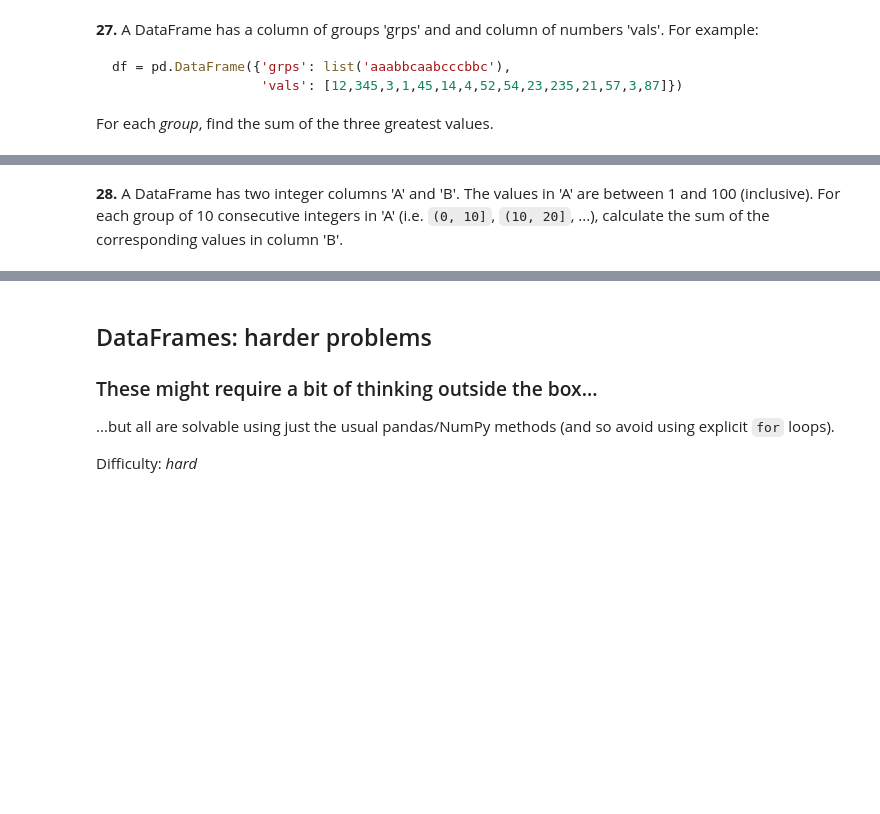
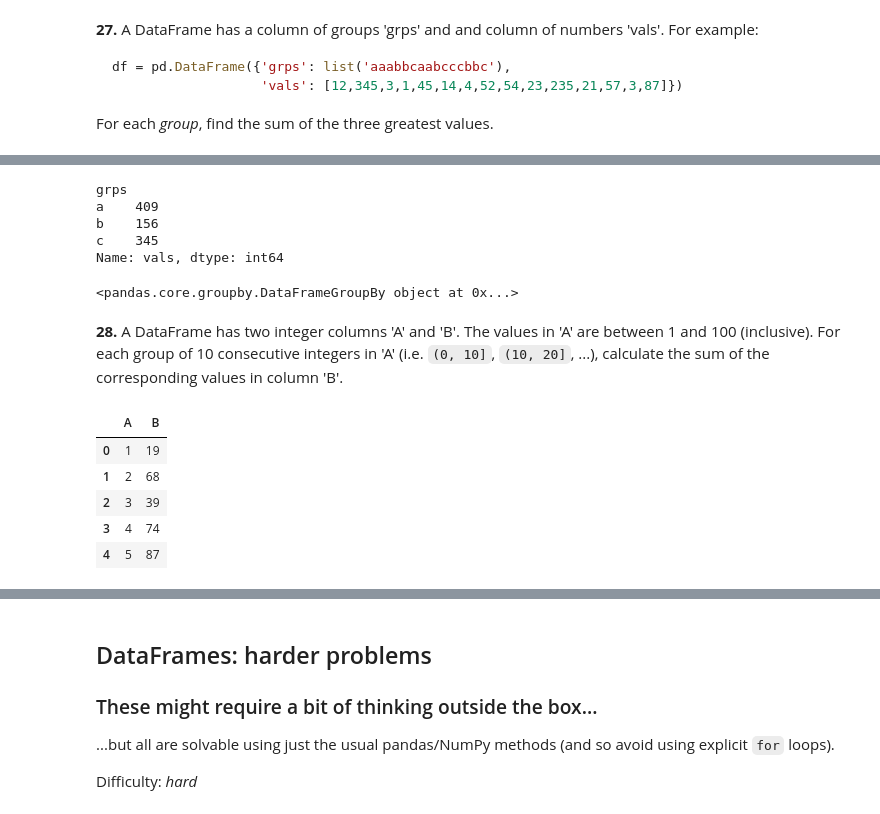
Before and after one commit to rachelpoole/100-pandas-puzzles, a Jupyter notebook: 100-pandas-puzzles.ipynb, the cells around one changed output, grey strips where cells are left out. Drawn from its saved outputs; the diff is of its cells as text; code cells hidden in the pictures; blank space fills up the shorter version.

```diff
--- a/100-pandas-puzzles.ipynb
+++ b/100-pandas-puzzles.ipynb
@@ -316,2 +344,29 @@ For each *group*, find the sum of the three greatest values.
+# %%
+df.groupby('grps')['vals'].nlargest(3).sum(level=0)
+# .sort_values(by = 'vals', ascending=False)
+
+#            sort_values(by = 'vals', ascending=False)[:3]['vals'].sum()
+# %% [output]
+grps
+a    409
+b    156
+c    345
+Name: vals, dtype: int64
+# %%
+df.groupby('grps')
+# %% [output]
+<pandas.core.groupby.DataFrameGroupBy object at 0x...>
 # %% [markdown]
 **28.** A DataFrame has two integer columns 'A' and 'B'. The values in 'A' are between 1 and 100 (inclusive). For each group of 10 consecutive integers in 'A' (i.e. `(0, 10]`, `(10, 20]`, ...), calculate the sum of the corresponding values in column 'B'.
+# %%
+df = pd.DataFrame(data = {'A': list(range(1, 101)),
+                     'B': np.random.randint(low = 0, high = 100, size = 100)})
+
+df.head()
+# %% [output]
+|  | A | B |
+| 0 | 1 | 19 |
+| 1 | 2 | 68 |
+| 2 | 3 | 39 |
+| 3 | 4 | 74 |
+| 4 | 5 | 87 |
```
Also changed, not shown: parts of 12 cells of this notebook, 1 other file.
